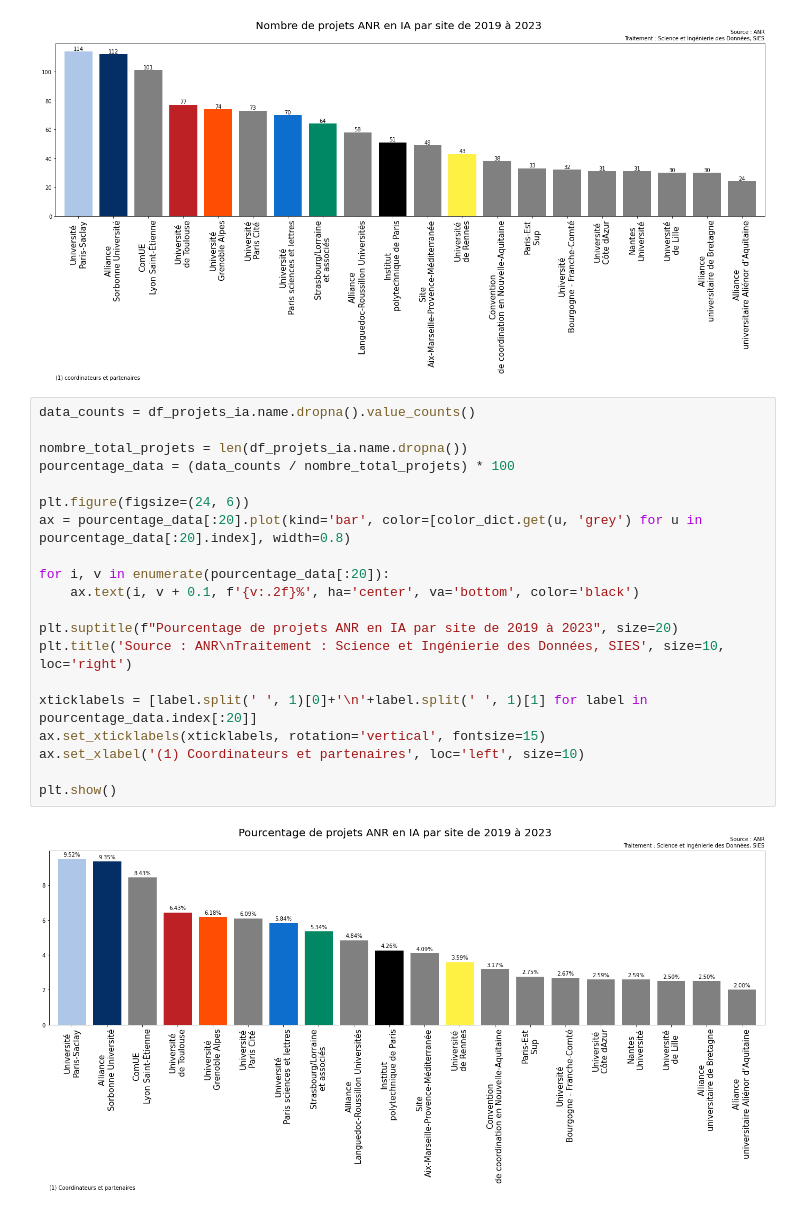
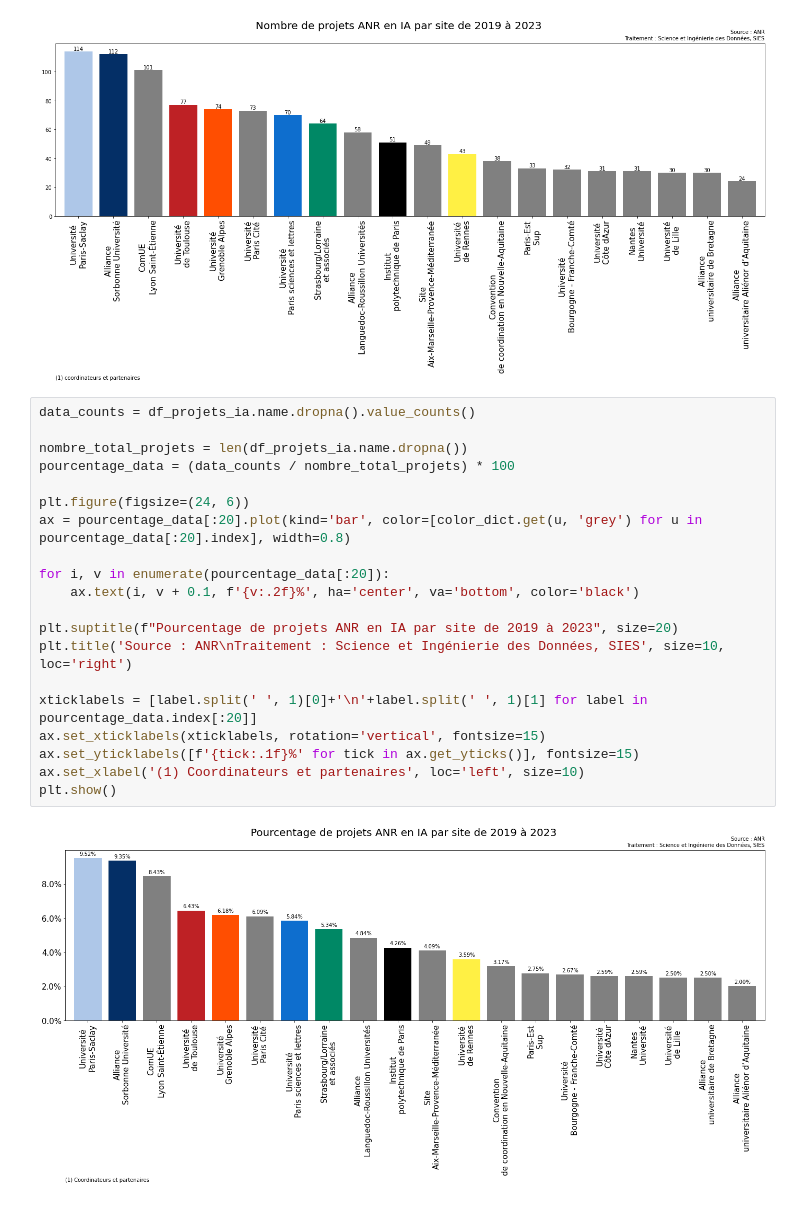
Before and after one commit to dataesr/ia-tracker, a Jupyter notebook: notebooks/ANR.ipynb, the cells around one changed output. Cells and saved outputs as stored; diff of their text form.

```diff
--- a/notebooks/ANR.ipynb
+++ b/notebooks/ANR.ipynb
@@ -179,25 +179,25 @@ ax.set_xlabel('(1) coordinateurs et partenaires', loc='left', size=10)
 plt.show()
 # %% [output]
 [figure]
-# %%
-data_counts = df_projets_ia.name.dropna().value_counts()
-
-nombre_total_projets = len(df_projets_ia.name.dropna())
-pourcentage_data = (data_counts / nombre_total_projets) * 100
-
-plt.figure(figsize=(24, 6))
-ax = pourcentage_data[:20].plot(kind='bar', color=[color_dict.get(u, 'grey') for u in pourcentage_data[:20].index], width=0.8)
-
-for i, v in enumerate(pourcentage_data[:20]):
-    ax.text(i, v + 0.1, f'{v:.2f}%', ha='center', va='bottom', color='black')
-
-plt.suptitle(f"Pourcentage de projets ANR en IA par site de 2019 à 2023", size=20)
-plt.title('Source : ANR\nTraitement : Science et Ingénierie des Données, SIES', size=10, loc='right')
-
-xticklabels = [label.split(' ', 1)[0]+'\n'+label.split(' ', 1)[1] for label in pourcentage_data.index[:20]]
-ax.set_xticklabels(xticklabels, rotation='vertical', fontsize=15)
-ax.set_xlabel('(1) Coordinateurs et partenaires', loc='left', size=10)
-
-plt.show()
-# %% [output]
-[figure, removed]
+# %%
+data_counts = df_projets_ia.name.dropna().value_counts()
+
+nombre_total_projets = len(df_projets_ia.name.dropna())
+pourcentage_data = (data_counts / nombre_total_projets) * 100
+
+plt.figure(figsize=(24, 6))
+ax = pourcentage_data[:20].plot(kind='bar', color=[color_dict.get(u, 'grey') for u in pourcentage_data[:20].index], width=0.8)
+
+for i, v in enumerate(pourcentage_data[:20]):
+    ax.text(i, v + 0.1, f'{v:.2f}%', ha='center', va='bottom', color='black')
+
+plt.suptitle(f"Pourcentage de projets ANR en IA par site de 2019 à 2023", size=20)
+plt.title('Source : ANR\nTraitement : Science et Ingénierie des Données, SIES', size=10, loc='right')
+
+xticklabels = [label.split(' ', 1)[0]+'\n'+label.split(' ', 1)[1] for label in pourcentage_data.index[:20]]
+ax.set_xticklabels(xticklabels, rotation='vertical', fontsize=15)
+ax.set_yticklabels([f'{tick:.1f}%' for tick in ax.get_yticks()], fontsize=15)
+ax.set_xlabel('(1) Coordinateurs et partenaires', loc='left', size=10)
+plt.show()
+# %% [output]
+[figure, added]
```
